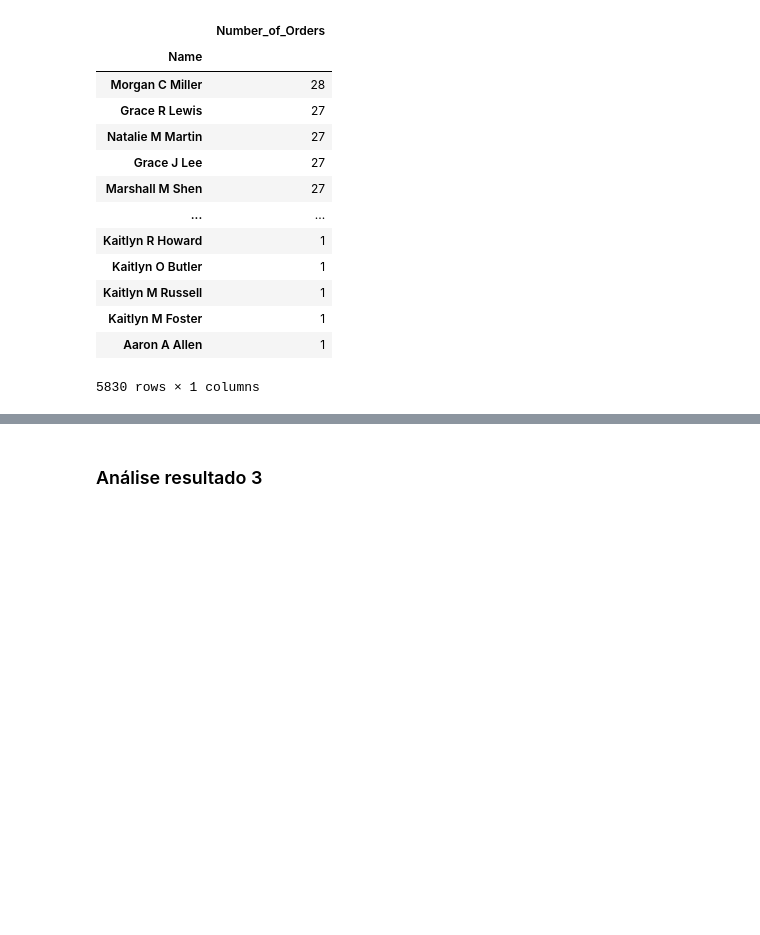
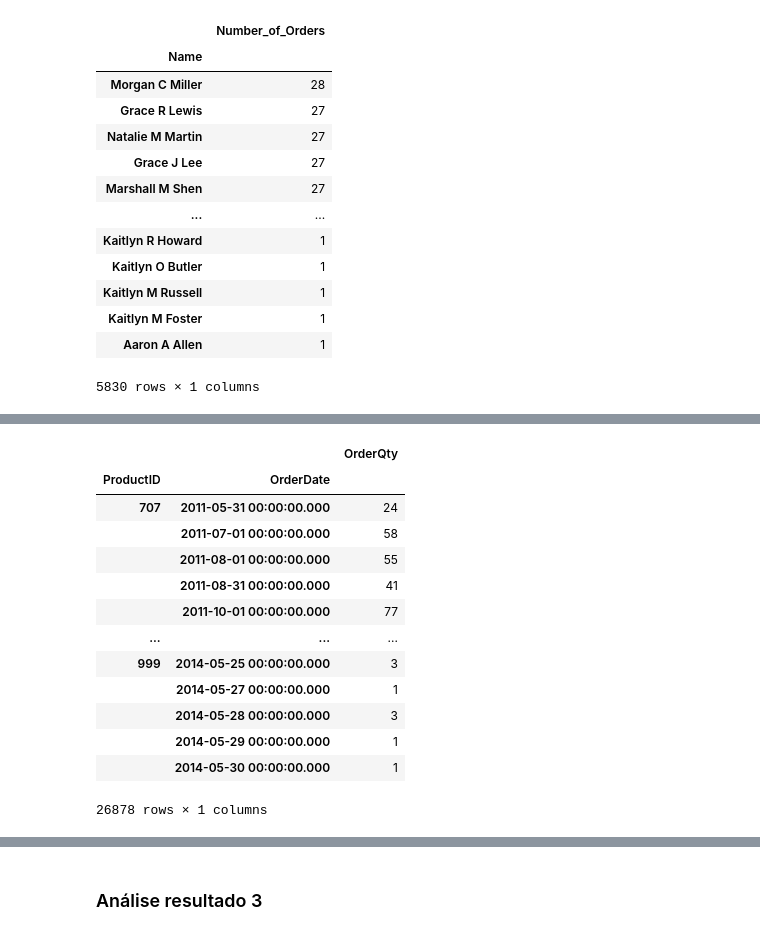
Before and after one commit to Gabrielsldev/DesafioSmarttBot, a Jupyter notebook: code/Desafio_Analytics_Engineer.ipynb, the cells around one changed output, grey strips where cells are left out. Cells and saved outputs as stored; diff of their text form; code cells hidden in the pictures; blank space fills up the shorter version.

```diff
--- a/code/Desafio_Analytics_Engineer.ipynb
+++ b/code/Desafio_Analytics_Engineer.ipynb
@@ -155,0 +202,41 @@ question_3()
+# %%
+def question_4(base1="Sales.SalesOrderHeader.csv", base2="Sales.SalesOrderDetail.csv",
+               base3="Production.Product.csv"):
+
+    # Importa bases
+    SalesOrderHeader = pd.read_csv(f"../data/{base1}", sep=";")
+    SalesOrderDetail = pd.read_csv(f"../data/{base2}", sep=";")
+    Product = pd.read_csv(f"../data/{base3}", sep=";")
+
+
+    SalesOrderHeader_Detail = pd.merge(SalesOrderHeader, SalesOrderDetail, on="SalesOrderID", how="inner")
+
+
+    SalesOrderHeader_Detail_Product = pd.merge(SalesOrderHeader_Detail, Product[["ProductID"]], on="ProductID", how="inner")
+
+    # Seleciona as colunas relevantes para diminuir o dataframe
+    SalesOrderHeader_Detail_Product = SalesOrderHeader_Detail_Product[["ProductID",
+                                                                       "OrderQty", "OrderDate"]]
+
+    # Agrupa o dataframe e aplica sum na coluna OrderQty
+    answer4 = SalesOrderHeader_Detail_Product.groupby(["ProductID", "OrderDate"]).agg({'OrderQty':sum,})
+
+
+    return answer4
+# %%
+question_4()
+# %% [output]
+|  |  | OrderQty |
+| ProductID | OrderDate |  |
+| 707 | 2011-05-31 00:00:00.000 | 24 |
+|  | 2011-07-01 00:00:00.000 | 58 |
+|  | 2011-08-01 00:00:00.000 | 55 |
+|  | 2011-08-31 00:00:00.000 | 41 |
+|  | 2011-10-01 00:00:00.000 | 77 |
+| ... | ... | ... |
+| 999 | 2014-05-25 00:00:00.000 | 3 |
+|  | 2014-05-27 00:00:00.000 | 1 |
+|  | 2014-05-28 00:00:00.000 | 3 |
+|  | 2014-05-29 00:00:00.000 | 1 |
+|  | 2014-05-30 00:00:00.000 | 1 |
+26878 rows × 1 columns
```
Also changed, not shown: parts of 10 cells of this notebook.
